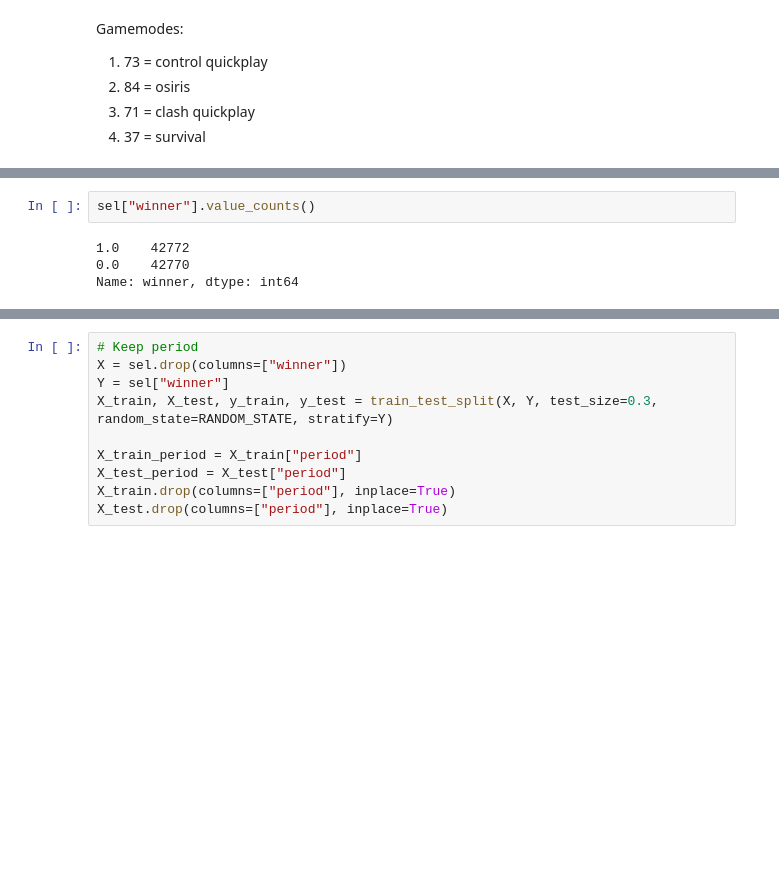
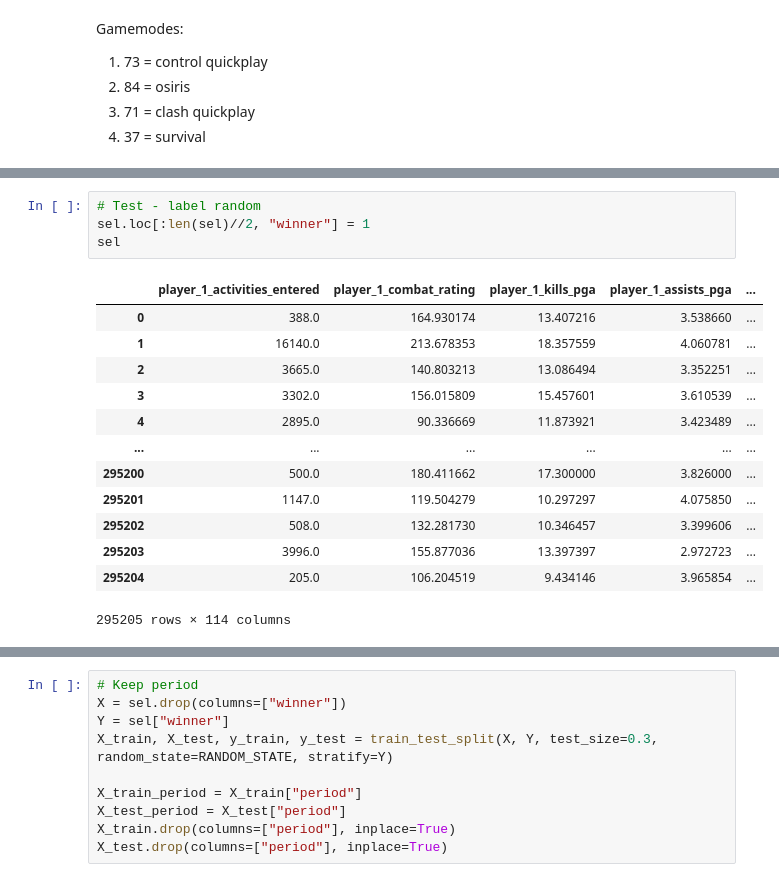
Before and after one commit to samuel-chp/D2_CheckMyGame, a Jupyter notebook: processing/processing_gpu.ipynb, the cells around one changed output, grey strips where cells are left out. Saved outputs shown, nothing was run; the diff lists cells and outputs as text; blank space fills up the shorter version.

```diff
--- a/processing/processing_gpu.ipynb
+++ b/processing/processing_gpu.ipynb
@@ -176,6 +211,18 @@ sel
-# %%
-sel["winner"].value_counts()
-# %% [output]
-1.0    42772
-0.0    42770
-Name: winner, dtype: int64
+# %%
+# Test - label random
+sel.loc[:len(sel)//2, "winner"] = 1
+sel
+# %% [output]
+|  | player_1_activities_entered | player_1_combat_rating | player_1_kills_pga | player_1_assists_pga | ... |
+| 0 | 388.0 | 164.930174 | 13.407216 | 3.538660 | ... |
+| 1 | 16140.0 | 213.678353 | 18.357559 | 4.060781 | ... |
+| 2 | 3665.0 | 140.803213 | 13.086494 | 3.352251 | ... |
+| 3 | 3302.0 | 156.015809 | 15.457601 | 3.610539 | ... |
+| 4 | 2895.0 | 90.336669 | 11.873921 | 3.423489 | ... |
+| ... | ... | ... | ... | ... | ... |
+| 295200 | 500.0 | 180.411662 | 17.300000 | 3.826000 | ... |
+| 295201 | 1147.0 | 119.504279 | 10.297297 | 4.075850 | ... |
+| 295202 | 508.0 | 132.281730 | 10.346457 | 3.399606 | ... |
+| 295203 | 3996.0 | 155.877036 | 13.397397 | 2.972723 | ... |
+| 295204 | 205.0 | 106.204519 | 9.434146 | 3.965854 | ... |
+295205 rows × 114 columns
```
Also changed, not shown: parts of 34 cells of this notebook, 14 other files.
